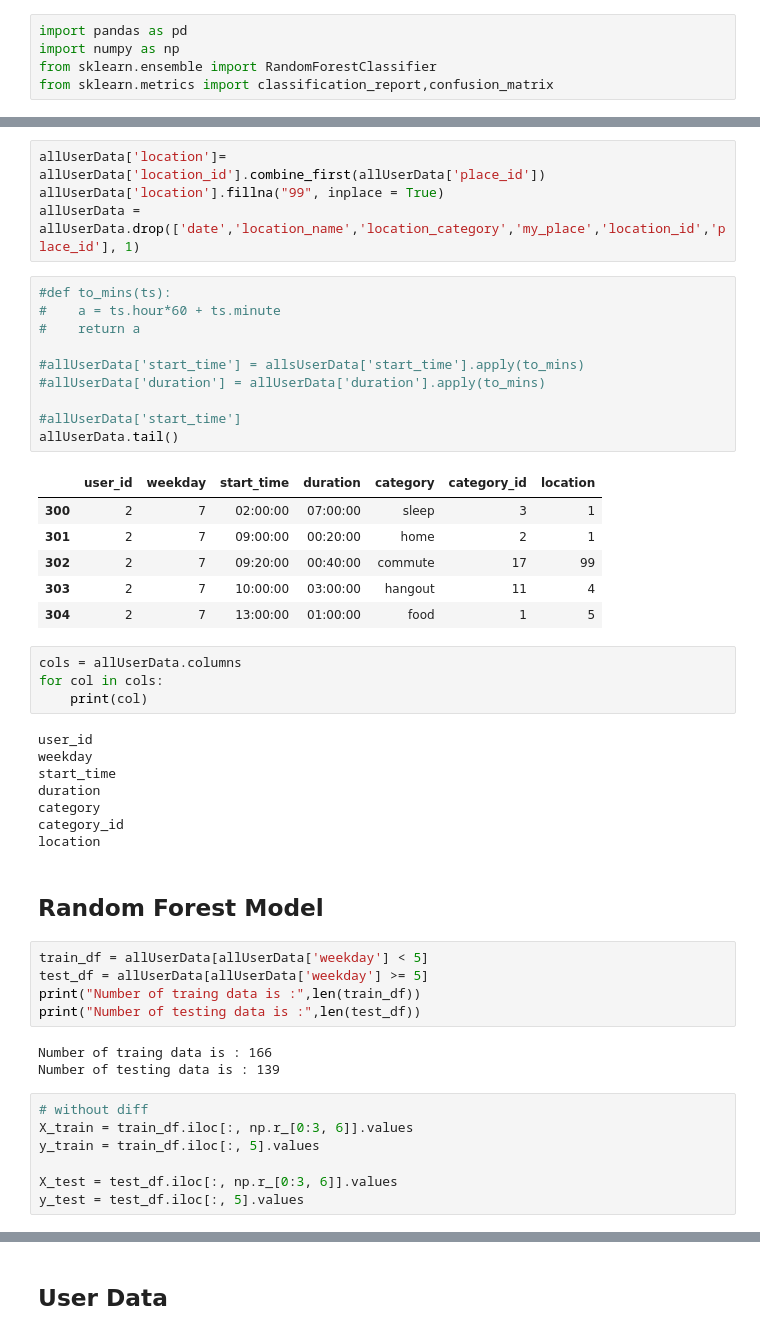
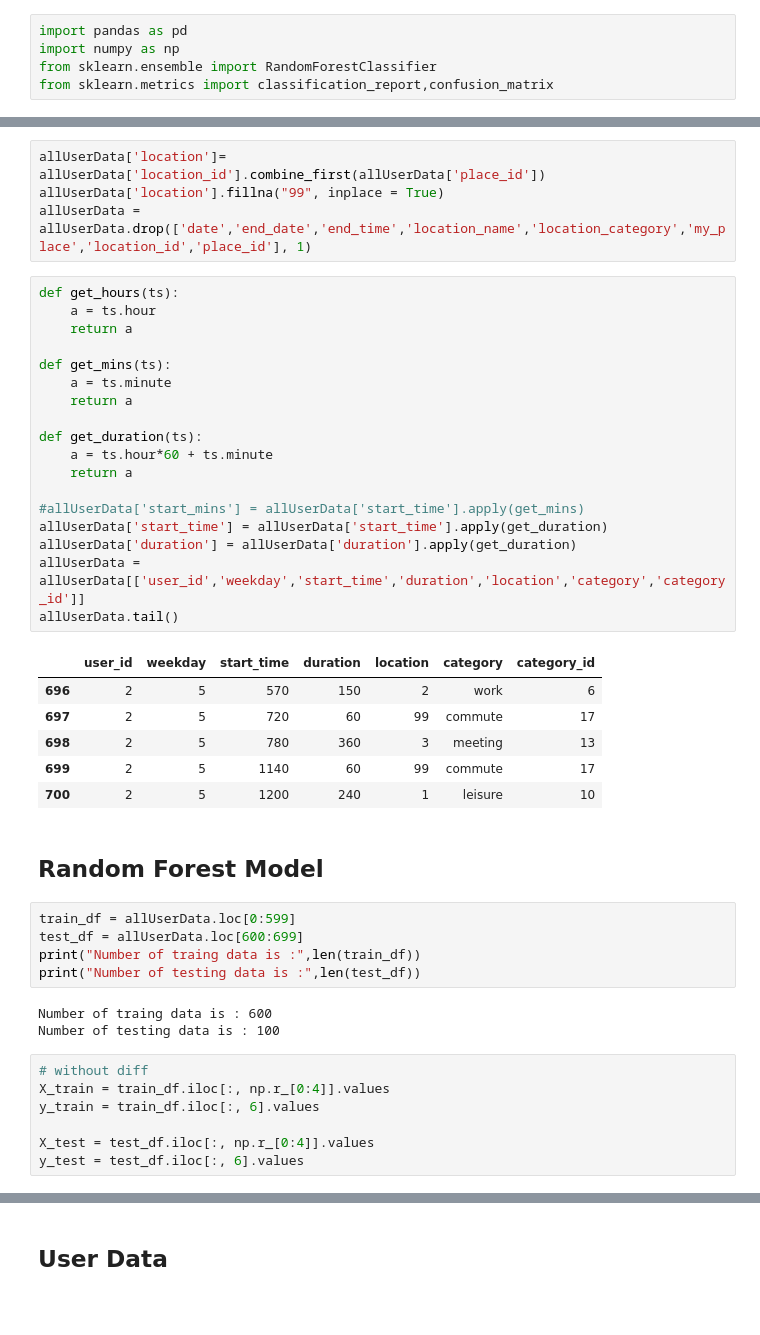
Before and after one commit to yuchieh0130/chchboss, a Jupyter notebook: CategoryPrediction_RandomForest.ipynb, the cells around one changed output, grey strips where cells are left out. Drawn from its saved outputs; the diff is of its cells as text; blank space fills up the shorter version.

```diff
--- a/CategoryPrediction_RandomForest.ipynb
+++ b/CategoryPrediction_RandomForest.ipynb
@@ -25,53 +25,49 @@ allUserData.head()
 # %%
 allUserData['location']= allUserData['location_id'].combine_first(allUserData['place_id'])
 allUserData['location'].fillna("99", inplace = True)
-allUserData = allUserData.drop(['date','location_name','location_category','my_place','location_id','place_id'], 1)
+allUserData = allUserData.drop(['date','end_date','end_time','location_name','location_category','my_place','location_id','place_id'], 1)
 # %%
-#def to_mins(ts):
-#    a = ts.hour*60 + ts.minute
-#    return a
+def get_hours(ts):
+    a = ts.hour
+    return a
 
-#allUserData['start_time'] = allsUserData['start_time'].apply(to_mins)
-#allUserData['duration'] = allUserData['duration'].apply(to_mins)
+def get_mins(ts):
+    a = ts.minute
+    return a
 
-#allUserData['start_time']
+def get_duration(ts):
+    a = ts.hour*60 + ts.minute
+    return a
+
+#allUserData['start_mins'] = allUserData['start_time'].apply(get_mins)
+allUserData['start_time'] = allUserData['start_time'].apply(get_duration)
+allUserData['duration'] = allUserData['duration'].apply(get_duration)
+allUserData = allUserData[['user_id','weekday','start_time','duration','location','category','category_id']]
 allUserData.tail()
 # %% [output]
-|  | user_id | weekday | start_time | duration | category | category_id | location |
-| 300 | 2 | 7 | 02:00:00 | 07:00:00 | sleep | 3 | 1 |
-| 301 | 2 | 7 | 09:00:00 | 00:20:00 | home | 2 | 1 |
-| 302 | 2 | 7 | 09:20:00 | 00:40:00 | commute | 17 | 99 |
-| 303 | 2 | 7 | 10:00:00 | 03:00:00 | hangout | 11 | 4 |
-| 304 | 2 | 7 | 13:00:00 | 01:00:00 | food | 1 | 5 |
+|  | user_id | weekday | start_time | duration | location | category | category_id |
+| 696 | 2 | 5 | 570 | 150 | 2 | work | 6 |
+| 697 | 2 | 5 | 720 | 60 | 99 | commute | 17 |
+| 698 | 2 | 5 | 780 | 360 | 3 | meeting | 13 |
+| 699 | 2 | 5 | 1140 | 60 | 99 | commute | 17 |
+| 700 | 2 | 5 | 1200 | 240 | 1 | leisure | 10 |
-# %%
-cols = allUserData.columns
-for col in cols:
-    print(col)
-# %% [output]
-user_id
-weekday
-start_time
-duration
-category
-category_id
-location
 # %% [markdown]
 ## Random Forest Model
 # %%
-train_df = allUserData[allUserData['weekday'] < 5]
-test_df = allUserData[allUserData['weekday'] >= 5]
+train_df = allUserData.loc[0:599]
+test_df = allUserData.loc[600:699]
 print("Number of traing data is :",len(train_df))
 print("Number of testing data is :",len(test_df))
 # %% [output]
-Number of traing data is : 166
-Number of testing data is : 139
+Number of traing data is : 600
+Number of testing data is : 100
 # %%
 # without diff
-X_train = train_df.iloc[:, np.r_[0:3, 6]].values
-y_train = train_df.iloc[:, 5].values
+X_train = train_df.iloc[:, np.r_[0:4]].values
+y_train = train_df.iloc[:, 6].values
 
-X_test = test_df.iloc[:, np.r_[0:3, 6]].values
-y_test = test_df.iloc[:, 5].values
+X_test = test_df.iloc[:, np.r_[0:4]].values
+y_test = test_df.iloc[:, 6].values
 # %%
 clf = RandomForestClassifier(bootstrap=True, class_weight=None, criterion='gini',
             max_depth=None, max_features='auto', max_leaf_nodes=None,
```
Also changed, not shown: parts of 15 cells of this notebook, 2 other files.
